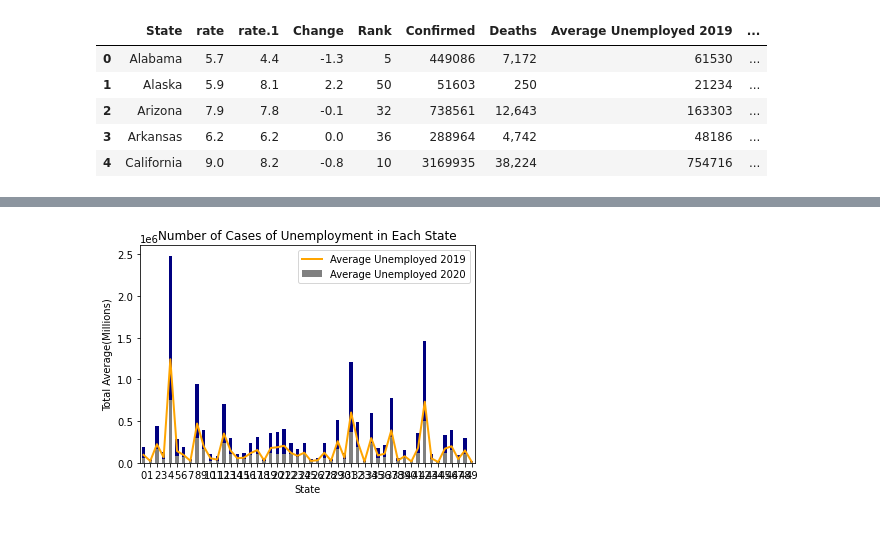
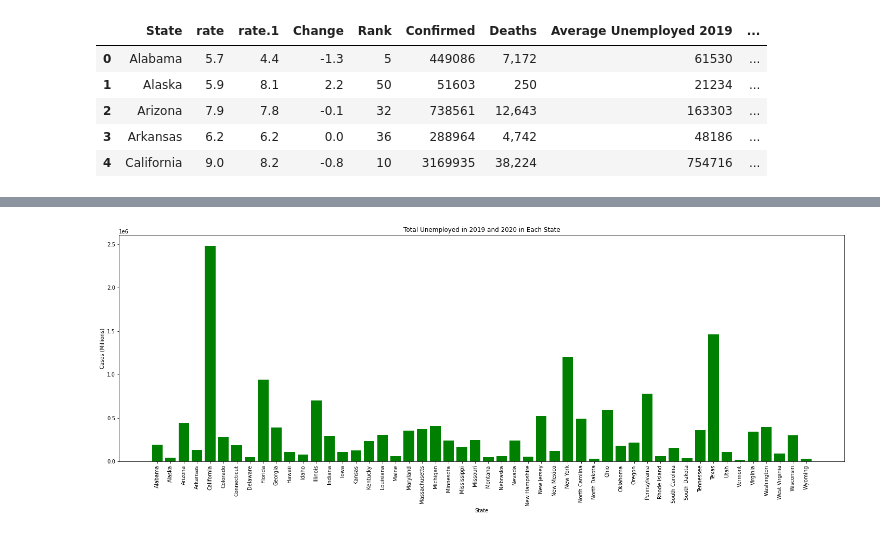
Before and after one commit to chadmilburn/COVID, a Jupyter notebook: Unemployment_vs_Covid_Cases.ipynb, the cells around one changed output, grey strips where cells are left out. Saved outputs shown, nothing was run; the diff lists cells and outputs as text; code cells hidden in the pictures.

```diff
--- a/Unemployment_vs_Covid_Cases.ipynb
+++ b/Unemployment_vs_Covid_Cases.ipynb
@@ -137,0 +158,4 @@ merge_data_df3['Total Average'] = merge_data_df3['Total Average'].astype(int)
+# %%
+sum_column = merge_data_df3['Average Unemployed 2019'] + merge_data_df3['Average Unemployed 2020']
+merge_data_df3["Total Unemployed"] = sum_column
+merge_data_df3.head()
@@ -137,0 +169,9 @@ merge_data_df3['Total Average'] = merge_data_df3['Total Average'].astype(int)
+# %%
+data =merge_data_df3.set_index('State')
+state = merge_data_df3['State']
+cases = merge_data_df3['Confirmed']
+unemployed = merge_data_df3['Total Unemployed']
+
+summary = pd.DataFrame({'State':state,'Confirmed':cases, 'Total Unemployed':unemployed})
+#print results
+summary.head()
@@ -138,26 +185,19 @@ merge_data_df3['Total Average'] = merge_data_df3['Total Average'].astype(int)
 # %%
-# Generate a bar plot showing the amount of case in each state.
+merge_data_df3['Confirmed']= merge_data_df3['Confirmed'].astype(int)
+
 x_axis = np.arange(len(merge_data_df3))
-
-#set size of Chart
-fig = plt.figure
-#plt.figure(figsize=(20,20))
-
-#plot chart
-
-
-#x_axis = np.arange(len(merge_df2["Total Average"]))
-#plt.bar(x_axis, merge_df2['Average Unemployed 2019'], color='g')
-#plt.xticks(x_axis, merge_df2["State"], rotation="vertical")
-merge_data_df3[['Average Unemployed 2019','Average Unemployed 2020']].plot(kind = 'bar',stacked = True,color = ['grey','navy'])
-merge_data_df3['Total Average'].plot(color = 'orange',linewidth=2.0,use_index = True)
+#set size
+plt.figure(figsize=(25,8))
+#set color, rotations of label and x axis
+plt.bar(x_axis, merge_data_df3["Total Unemployed"], color='g')
+plt.xticks(x_axis, merge_data_df3["State"], rotation="vertical")
 
 #Set Title and label
-plt.title('Number of Cases of Unemployment in Each State')
-plt.ylabel('Total Average(Millions)')
+plt.title('Total Unemployed in 2019 and 2020 in Each State')
+plt.ylabel('Cases (Millions)')
 plt.xlabel('State')
 
 #print
 plt.show()
 # %% [output]
-[figure, old version]
+[figure, new version]
```
Also changed, not shown: parts of 7 cells of this notebook.
